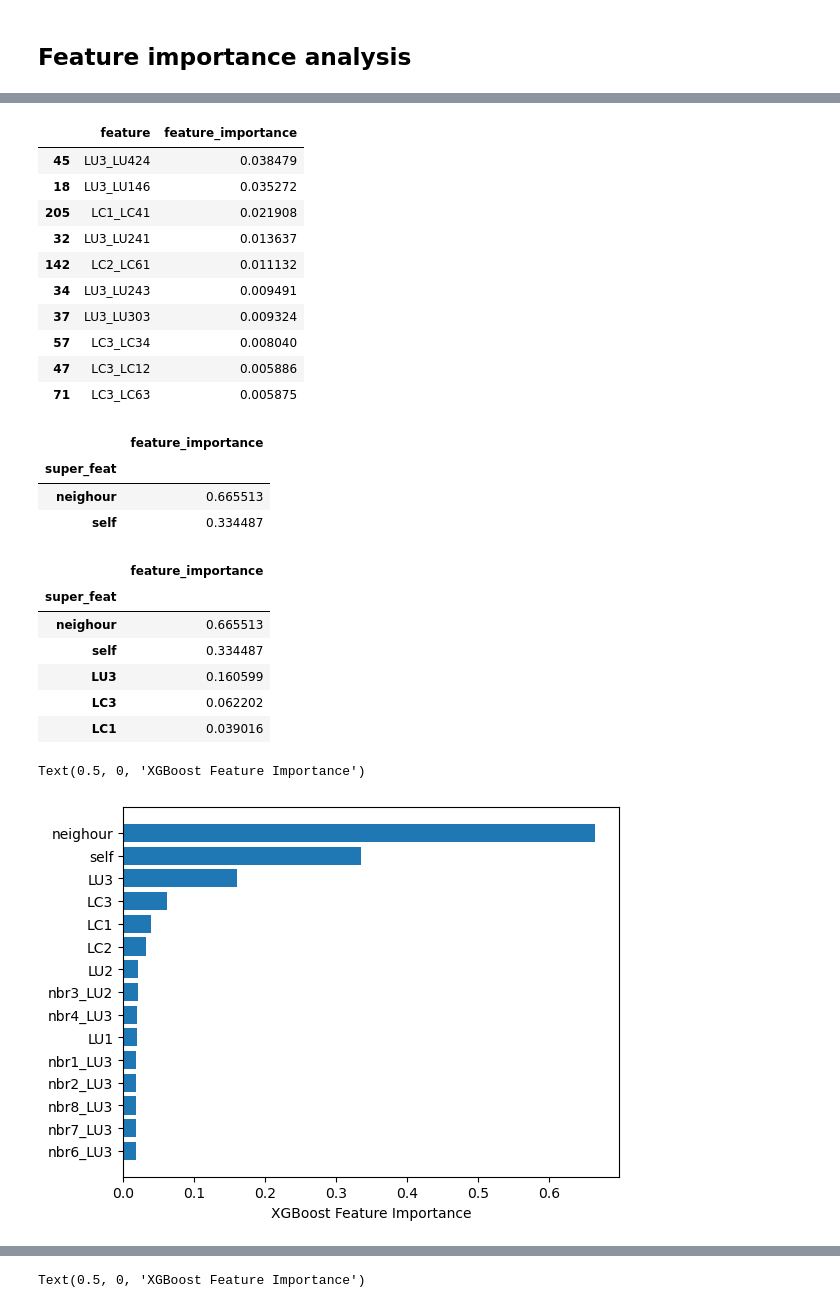
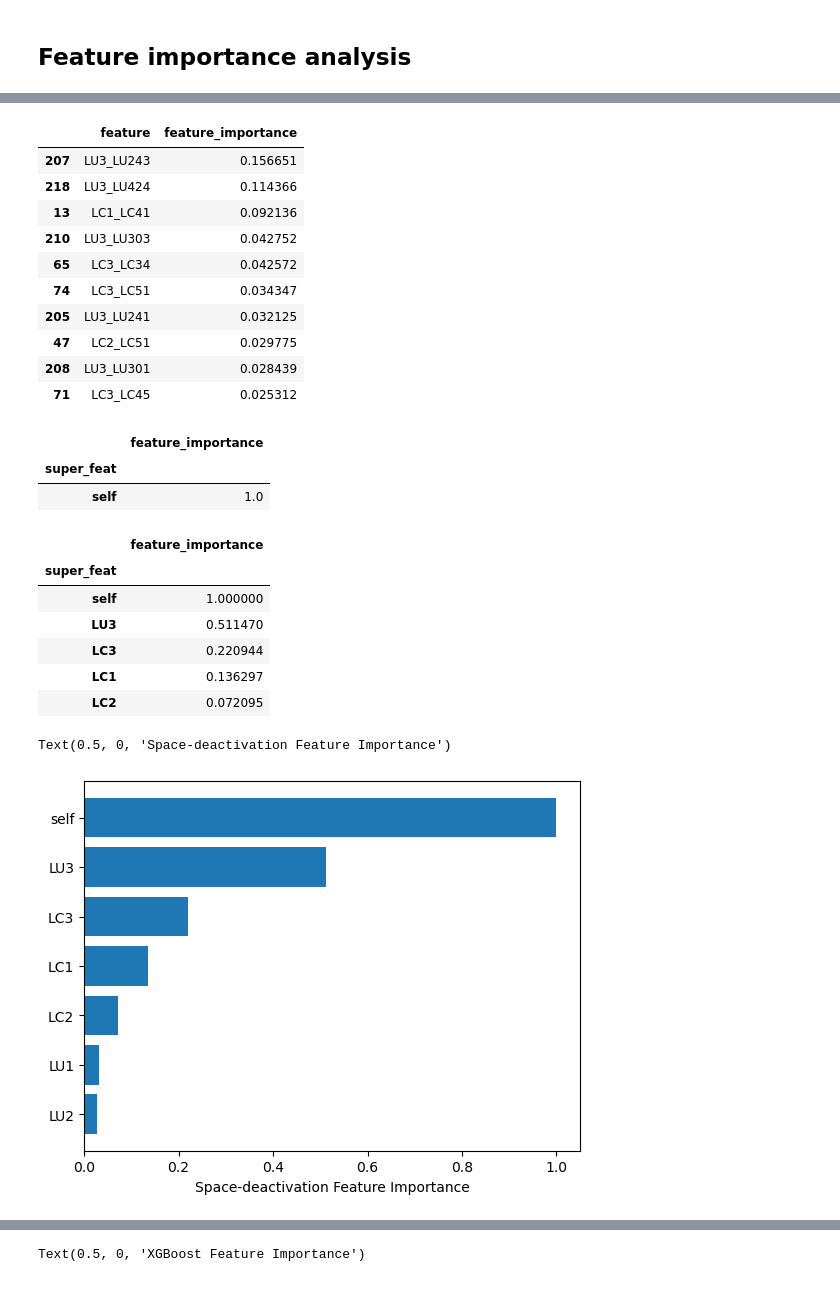
Before and after one commit to swiss-territorial-data-lab/proj-landstats, a Jupyter notebook: scripts/RandomForest&XGBoost.ipynb, the cells around one changed output, grey strips where cells are left out. Cells and saved outputs as stored; diff of their text form; code cells hidden in the pictures.

```diff
--- a/scripts/RandomForest&XGBoost.ipynb
+++ b/scripts/RandomForest&XGBoost.ipynb
@@ -92,7 +142,7 @@ class Classsifers():
         self.train_x = train_x
         self.train_y = train_y
         self._classsifers = classifers
-        self.n_cpus = int(os.cpu_count() / 2)
+        self.n_cpus = int(os.cpu_count() - 8)
         self.n_trials = n_trials
         self.study_name = study_name
         self.storage_name = "sqlite:///{}.db".format(study_name)
@@ -281,5 +331,5 @@ class Classsifers():
 # %% [markdown]
 ## Train and test the models
 # %%
-test_cls = Classsifers(train_x=train_features, train_y=train_label, classifers=['RandomForest'], study_name='RandomForest', n_trials=200)
+test_cls = Classsifers(train_x=train_features, train_y=train_label, classifers=['XGBoost'], study_name='XGBoost-space-deactivate', n_trials=200)
 # %% [output]
@@ -348,16 +421,16 @@ feature_imp.head()
 feature_imp.head(10)
 # %% [output]
 |  | feature | feature_importance |
-| 45 | LU3_LU424 | 0.038479 |
-| 18 | LU3_LU146 | 0.035272 |
-| 205 | LC1_LC41 | 0.021908 |
-| 32 | LU3_LU241 | 0.013637 |
-| 142 | LC2_LC61 | 0.011132 |
-| 34 | LU3_LU243 | 0.009491 |
-| 37 | LU3_LU303 | 0.009324 |
-| 57 | LC3_LC34 | 0.008040 |
-| 47 | LC3_LC12 | 0.005886 |
-| 71 | LC3_LC63 | 0.005875 |
+| 207 | LU3_LU243 | 0.156651 |
+| 218 | LU3_LU424 | 0.114366 |
+| 13 | LC1_LC41 | 0.092136 |
+| 210 | LU3_LU303 | 0.042752 |
+| 65 | LC3_LC34 | 0.042572 |
+| 74 | LC3_LC51 | 0.034347 |
+| 205 | LU3_LU241 | 0.032125 |
+| 47 | LC2_LC51 | 0.029775 |
+| 208 | LU3_LU301 | 0.028439 |
+| 71 | LC3_LC45 | 0.025312 |
 # %%
 super_f = []
 time_space = []
@@ -377,8 +450,7 @@ df_ts
 # %% [output]
 |  | feature_importance |
 | super_feat |  |
-| neighour | 0.665513 |
-| self | 0.334487 |
+| self | 1.0 |
 # %%
 df_feat = feature_imp.groupby(['super_feat']).sum()
 df_feat = pd.concat([df_feat,df_ts])
@@ -388,15 +460,15 @@ df_feat.head()
 # %% [output]
 |  | feature_importance |
 | super_feat |  |
-| neighour | 0.665513 |
-| self | 0.334487 |
-| LU3 | 0.160599 |
-| LC3 | 0.062202 |
-| LC1 | 0.039016 |
+| self | 1.000000 |
+| LU3 | 0.511470 |
+| LC3 | 0.220944 |
+| LC1 | 0.136297 |
+| LC2 | 0.072095 |
 # %%
 plt.barh(df_feat.index.values[::-1][-15:], df_feat.feature_importance.values[::-1][-15:])
 # plt.xlabel("Random Forest Feature Importance")
-plt.xlabel("XGBoost Feature Importance")
+plt.xlabel("Space-deactivation Feature Importance")
 # %% [output]
-Text(0.5, 0, 'XGBoost Feature Importance')
+Text(0.5, 0, 'Space-deactivation Feature Importance')
-[figure, old version]
+[figure, new version]
```
Also changed, not shown: parts of 28 cells of this notebook, 3 other files.
